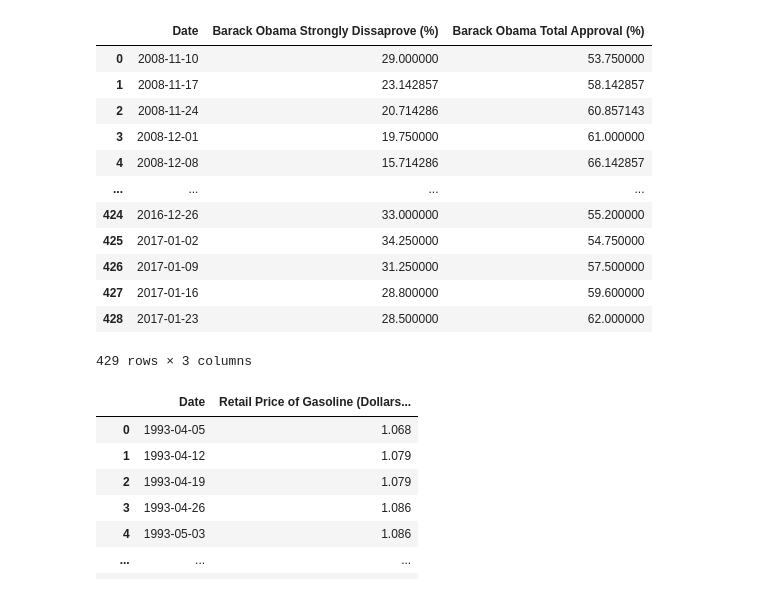
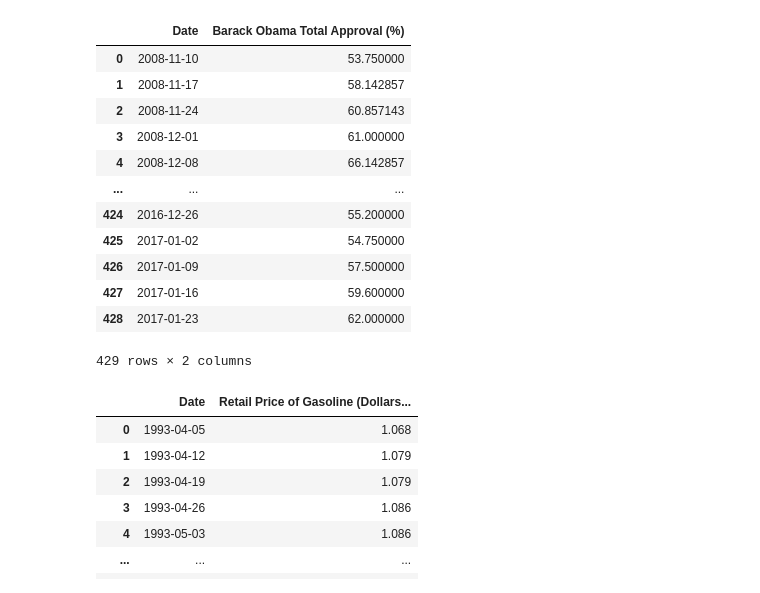
Before and after one commit to Edward-Natusch/Edward-Natusch.github.io, a Jupyter notebook: Homework9_Advanced_Analytics.ipynb, the cells around one changed output. Drawn from its saved outputs; the diff is of its cells as text; code cells hidden in the pictures.

```diff
--- a/Homework9_Advanced_Analytics.ipynb
+++ b/Homework9_Advanced_Analytics.ipynb
@@ -8,51 +8,47 @@ import pandas as pd
 Obama_Approval = pd.read_html('https://www.rasmussenreports.com/public_content/politics/obama_administration/obama_approval_index_history')
 
 # Loading and cleaning the data
 
 DF_Obama_Approval = Obama_Approval[0]
 
 DF_Obama_Approval["Date"] = pd.to_datetime(DF_Obama_Approval["Date"])
 DF_Obama_Approval['Total Approve'] = DF_Obama_Approval['Total Approve'].str.replace('%',' ')
 DF_Obama_Approval['Total Approve'] = pd.to_numeric(DF_Obama_Approval['Total Approve'], errors ='coerce')
 DF_Obama_Approval.dropna(subset = ["Total Approve"], inplace=True)
-
-DF_Obama_Approval['Strongly Disapprove'] = DF_Obama_Approval['Strongly Disapprove'].str.replace('%',' ')
-DF_Obama_Approval['Strongly Disapprove'] = pd.to_numeric(DF_Obama_Approval['Strongly Disapprove'], errors ='coerce')
-DF_Obama_Approval.dropna(subset = ["Total Disapprove"], inplace=True)
 
 # Creating Weekly averages for presidential approval
 
 DF_Obama_Approval_Weekly = DF_Obama_Approval.resample('W', on='Date').mean().reset_index()
 
 # The date will reflect the average presidential approval of the previous week
 
 import datetime
 
 # off-setting the day by 1 so the weekly average of the previous week is reflected on the monday of the next week.
 # (This is so the data can be merged with the FRED data, which has a weekly frequency ending Monday)
 
 DF_Obama_Approval_Weekly['Date'] = pd.DatetimeIndex(DF_Obama_Approval_Weekly['Date']) + pd.DateOffset(1)
 
 # Renaming Columns
 
-DF_Obama_Approval_Weekly.columns = ['Date','Barack Obama Strongly Dissaprove (%)','Barack Obama Total Approval (%)']
+DF_Obama_Approval_Weekly.columns = ['Date','Barack Obama Total Approval (%)']
 
 
 DF_Obama_Approval_Weekly
 # %% [output]
-|  | Date | Barack Obama Strongly Dissaprove (%) | Barack Obama Total Approval (%) |
-| 0 | 2008-11-10 | 29.000000 | 53.750000 |
-| 1 | 2008-11-17 | 23.142857 | 58.142857 |
-| 2 | 2008-11-24 | 20.714286 | 60.857143 |
-| 3 | 2008-12-01 | 19.750000 | 61.000000 |
-| 4 | 2008-12-08 | 15.714286 | 66.142857 |
-| ... | ... | ... | ... |
-| 424 | 2016-12-26 | 33.000000 | 55.200000 |
-| 425 | 2017-01-02 | 34.250000 | 54.750000 |
-| 426 | 2017-01-09 | 31.250000 | 57.500000 |
-| 427 | 2017-01-16 | 28.800000 | 59.600000 |
-| 428 | 2017-01-23 | 28.500000 | 62.000000 |
+|  | Date | Barack Obama Total Approval (%) |
+| 0 | 2008-11-10 | 53.750000 |
+| 1 | 2008-11-17 | 58.142857 |
+| 2 | 2008-11-24 | 60.857143 |
+| 3 | 2008-12-01 | 61.000000 |
+| 4 | 2008-12-08 | 66.142857 |
+| ... | ... | ... |
+| 424 | 2016-12-26 | 55.200000 |
+| 425 | 2017-01-02 | 54.750000 |
+| 426 | 2017-01-09 | 57.500000 |
+| 427 | 2017-01-16 | 59.600000 |
+| 428 | 2017-01-23 | 62.000000 |
-429 rows × 3 columns
+429 rows × 2 columns
 # %%
 # The second data set I will use is the weekly 'US All Grades All Formulations Gasoline Price', which I will download from the Fred API.
 # %%
```
Also changed, not shown: parts of 1 cell of this notebook.
